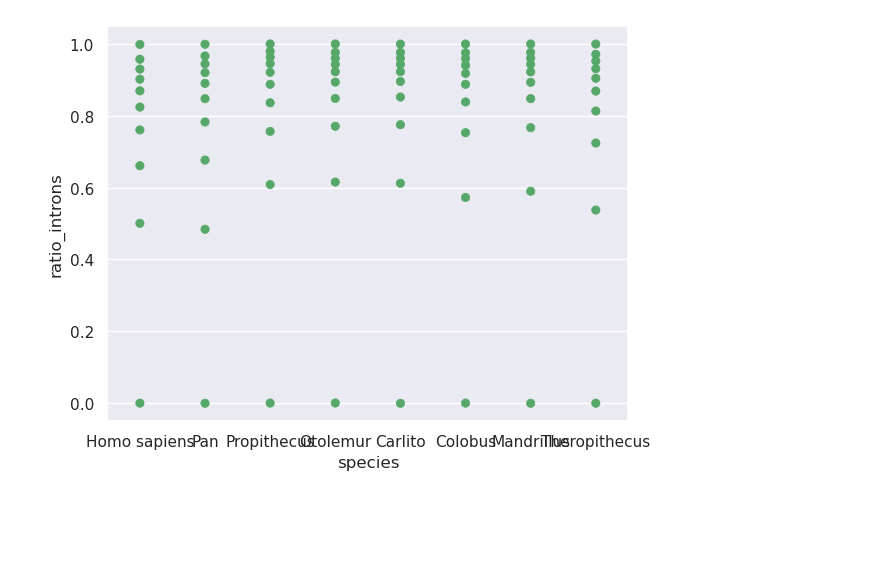
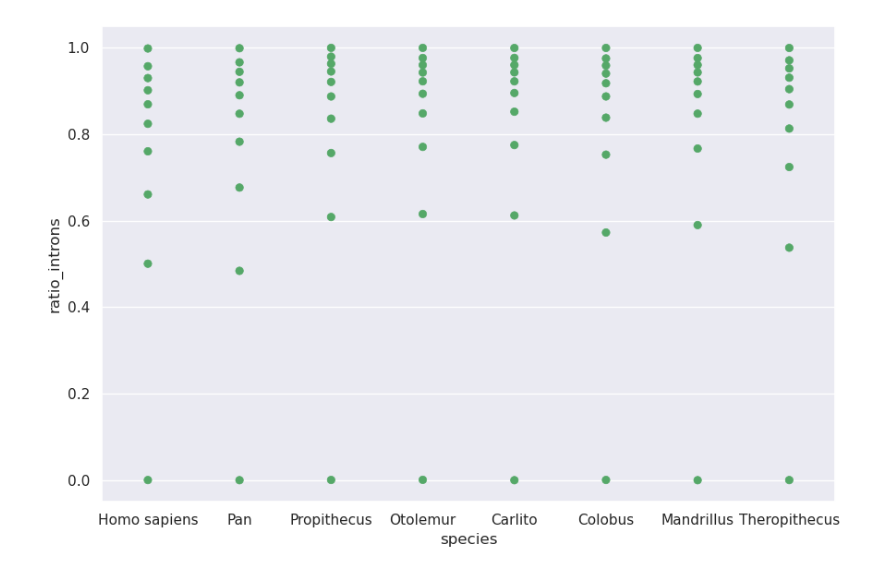
Before and after one commit to RoseCollot/Stage_CSTB_2025, a Jupyter notebook: code/statistics/graphs_outliers.ipynb, the cells around one changed output. Drawn from its saved outputs; the diff is of its cells as text; code cells hidden in the pictures; blank space fills up the shorter version.

```diff
--- a/code/statistics/graphs_outliers.ipynb
+++ b/code/statistics/graphs_outliers.ipynb
@@ -87,32 +137,32 @@ df_pan = df_pan.dropna()
 df_pan["species"] = "Pan"
 
 df_propi = pd.read_csv('/home/collot/stage/collot/collot/out_stats/output_dataframes/GCF_000956105.1/df_stats')
 df_propi = df_propi.dropna()
 df_propi["species"] = "Propithecus"
 
 df_otolemur = pd.read_csv('/home/collot/stage/collot/collot/out_stats/output_dataframes/GCF_000181295.1/df_stats')
 df_otolemur = df_otolemur.dropna()
 df_otolemur["species"] = "Otolemur"
 
 df_carlito = pd.read_csv('/home/collot/stage/collot/collot/out_stats/output_dataframes/GCF_000164805.1/df_stats')
 df_carlito = df_carlito.dropna()
 df_carlito["species"] = "Carlito"
 
 df_colobus = pd.read_csv('/home/collot/stage/collot/collot/out_stats/output_dataframes/GCF_000951035.1/df_stats')
 df_colobus = df_colobus.dropna()
 df_colobus["species"] = "Colobus"
 
 df_mandrillus = pd.read_csv('/home/collot/stage/collot/collot/out_stats/output_dataframes/GCF_000951045.1/df_stats')
 df_mandrillus = df_mandrillus.dropna()
 df_mandrillus["species"] = "Mandrillus"
 
 df_controle = pd.read_csv('/home/collot/stage/collot/collot/out_stats/output_dataframes/GCF_003255815.1/df_stats')
 df_controle = df_controle.dropna()
 df_controle["species"] = "Theropithecus"
 
 all = pd.concat([df_homo,df_pan,df_propi,df_otolemur,df_carlito,df_colobus,df_mandrillus,df_controle], ignore_index=True)
-
 p = so.Plot(all, "species", "ratio_introns").add(so.Dot(color='g'), so.Perc(10))
+p = p.layout(size=(9, 6))
 p.show()
 # %% [output]
-[figure, old version]
+[figure, new version]
```
Also changed, not shown: parts of 3 cells of this notebook, 5 other files.
